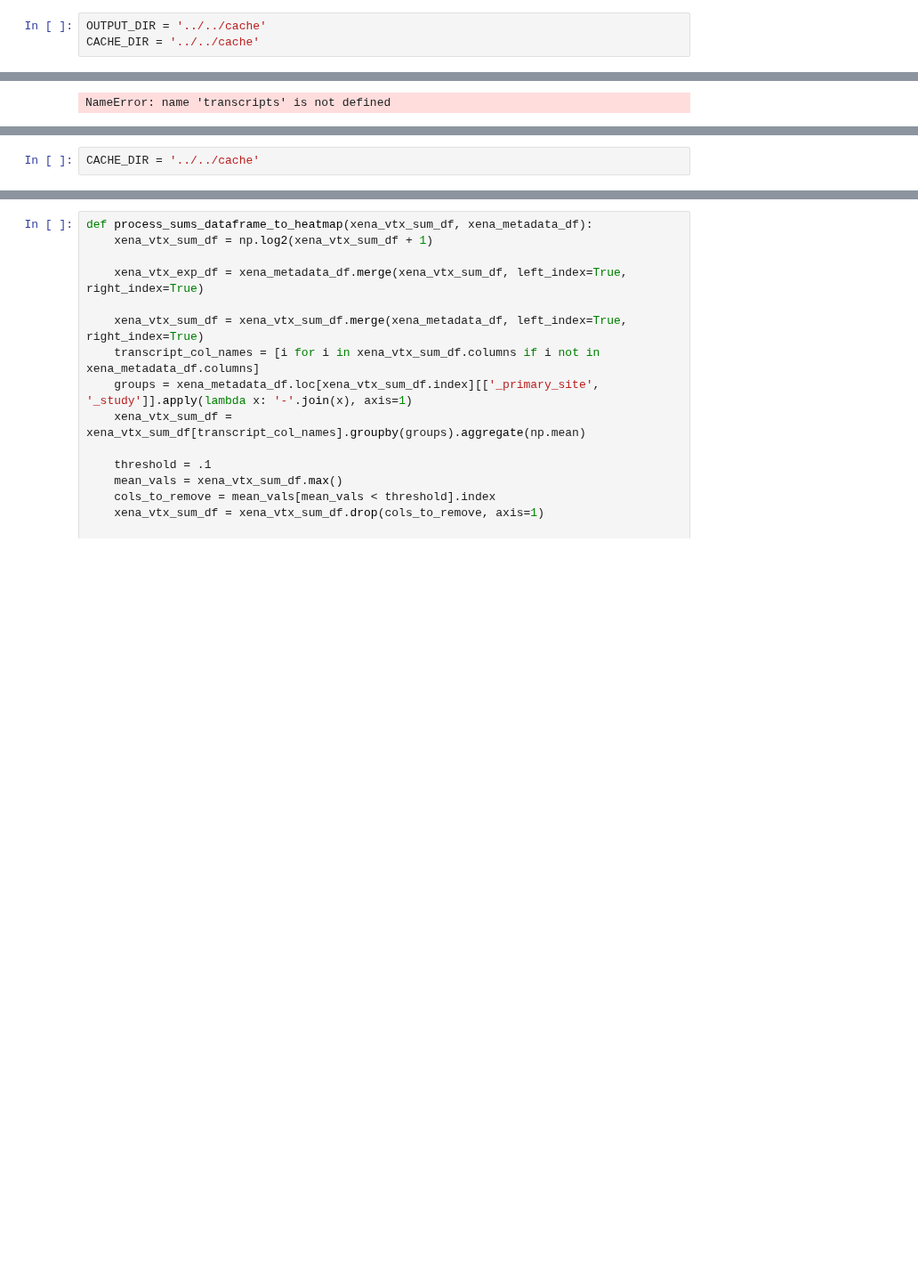
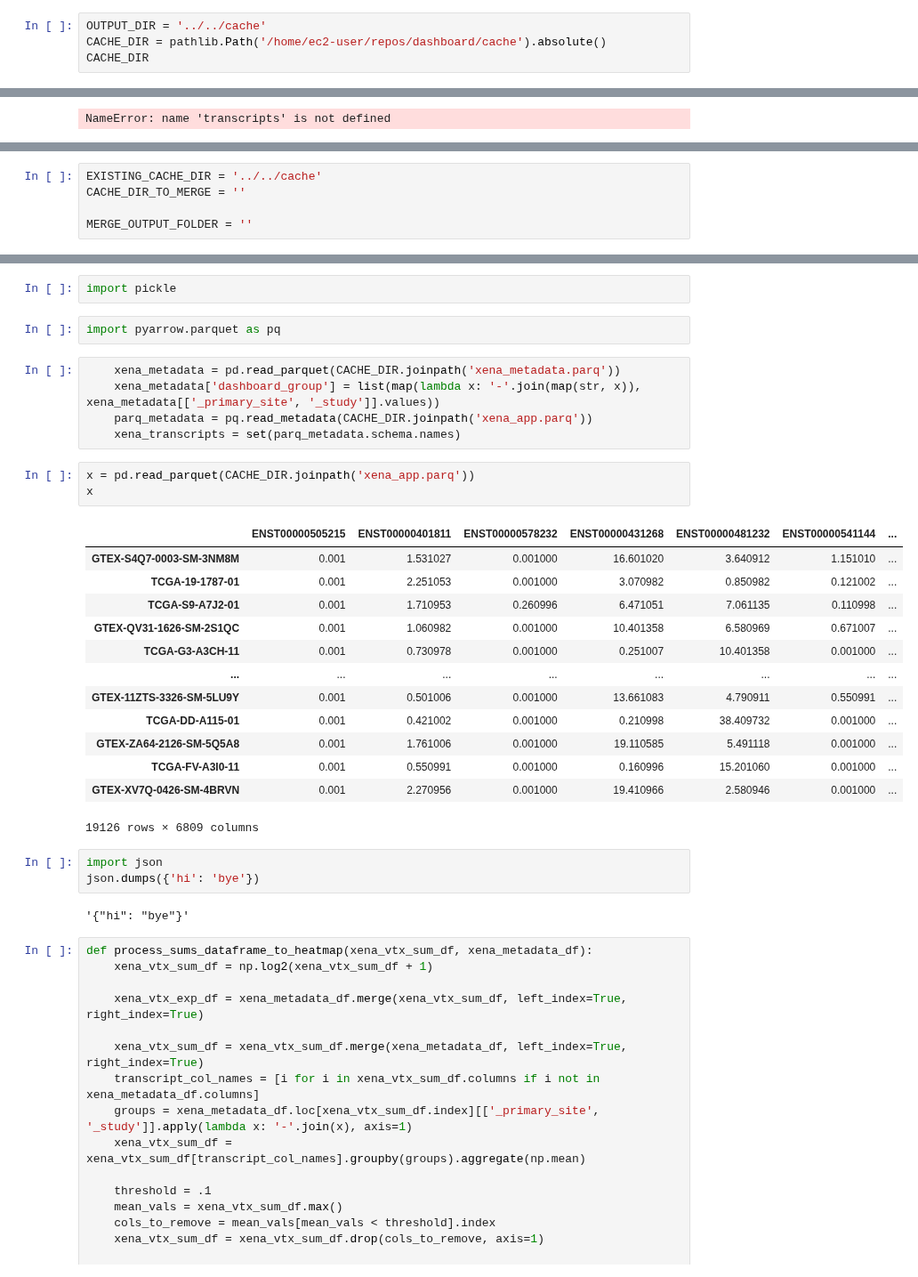
Before and after one commit to veliatx/dashboard, a Jupyter notebook: scripts/notebooks/dev.ipynb, the cells around one changed output, grey strips where cells are left out. Shown at 89% size. Cells and saved outputs as stored; diff of their text form; blank space fills up the shorter version.

Commit message:
merge version

```diff
--- a/scripts/notebooks/dev.ipynb
+++ b/scripts/notebooks/dev.ipynb
@@ -5,4 +5,5 @@
 Populating the interactive namespace from numpy and matplotlib
 # %%
 OUTPUT_DIR = '../../cache'
-CACHE_DIR = '../../cache'
+CACHE_DIR = pathlib.Path('/home/ec2-user/repos/dashboard/cache').absolute()
+CACHE_DIR
@@ -58,7 +61,10 @@ from veliadb.base import (Assembly, Gene, Transcript, Protein, Orf, OrfXref, Pro
                           TranscriptOrf, Cds, Dataset, SequenceRegionXref, Exon, ProteinXref)
 import veliadb.util as vdb_util
 # %%
-CACHE_DIR = '../../cache'
+EXISTING_CACHE_DIR = '../../cache'
+CACHE_DIR_TO_MERGE = ''
+
+MERGE_OUTPUT_FOLDER = ''
 # %%
     import pandas as pd
     import os
@@ -66,3 +107,34 @@ CACHE_DIR = '../../cache'
+# %%
+import pickle
+# %%
+import pyarrow.parquet as pq
+# %%
+    xena_metadata = pd.read_parquet(CACHE_DIR.joinpath('xena_metadata.parq'))
+    xena_metadata['dashboard_group'] = list(map(lambda x: '-'.join(map(str, x)), xena_metadata[['_primary_site', '_study']].values))
+    parq_metadata = pq.read_metadata(CACHE_DIR.joinpath('xena_app.parq'))
+    xena_transcripts = set(parq_metadata.schema.names)
+# %%
+x = pd.read_parquet(CACHE_DIR.joinpath('xena_app.parq'))
+x
+# %% [output]
+|  | ENST00000505215 | ENST00000401811 | ENST00000578232 | ENST00000431268 | ENST00000481232 | ENST00000541144 | ... |
+| GTEX-S4Q7-0003-SM-3NM8M | 0.001 | 1.531027 | 0.001000 | 16.601020 | 3.640912 | 1.151010 | ... |
+| TCGA-19-1787-01 | 0.001 | 2.251053 | 0.001000 | 3.070982 | 0.850982 | 0.121002 | ... |
+| TCGA-S9-A7J2-01 | 0.001 | 1.710953 | 0.260996 | 6.471051 | 7.061135 | 0.110998 | ... |
+| GTEX-QV31-1626-SM-2S1QC | 0.001 | 1.060982 | 0.001000 | 10.401358 | 6.580969 | 0.671007 | ... |
+| TCGA-G3-A3CH-11 | 0.001 | 0.730978 | 0.001000 | 0.251007 | 10.401358 | 0.001000 | ... |
+| ... | ... | ... | ... | ... | ... | ... | ... |
+| GTEX-11ZTS-3326-SM-5LU9Y | 0.001 | 0.501006 | 0.001000 | 13.661083 | 4.790911 | 0.550991 | ... |
+| TCGA-DD-A115-01 | 0.001 | 0.421002 | 0.001000 | 0.210998 | 38.409732 | 0.001000 | ... |
+| GTEX-ZA64-2126-SM-5Q5A8 | 0.001 | 1.761006 | 0.001000 | 19.110585 | 5.491118 | 0.001000 | ... |
+| TCGA-FV-A3I0-11 | 0.001 | 0.550991 | 0.001000 | 0.160996 | 15.201060 | 0.001000 | ... |
+| GTEX-XV7Q-0426-SM-4BRVN | 0.001 | 2.270956 | 0.001000 | 19.410966 | 2.580946 | 0.001000 | ... |
+19126 rows × 6809 columns
+# %%
+import json
+json.dumps({'hi': 'bye'})
+# %% [output]
+'{"hi": "bye"}'
 # %%
 def process_sums_dataframe_to_heatmap(xena_vtx_sum_df, xena_metadata_df):
     xena_vtx_sum_df = np.log2(xena_vtx_sum_df + 1)
```
Also changed, not shown: parts of 5 cells of this notebook, 9 other files.
